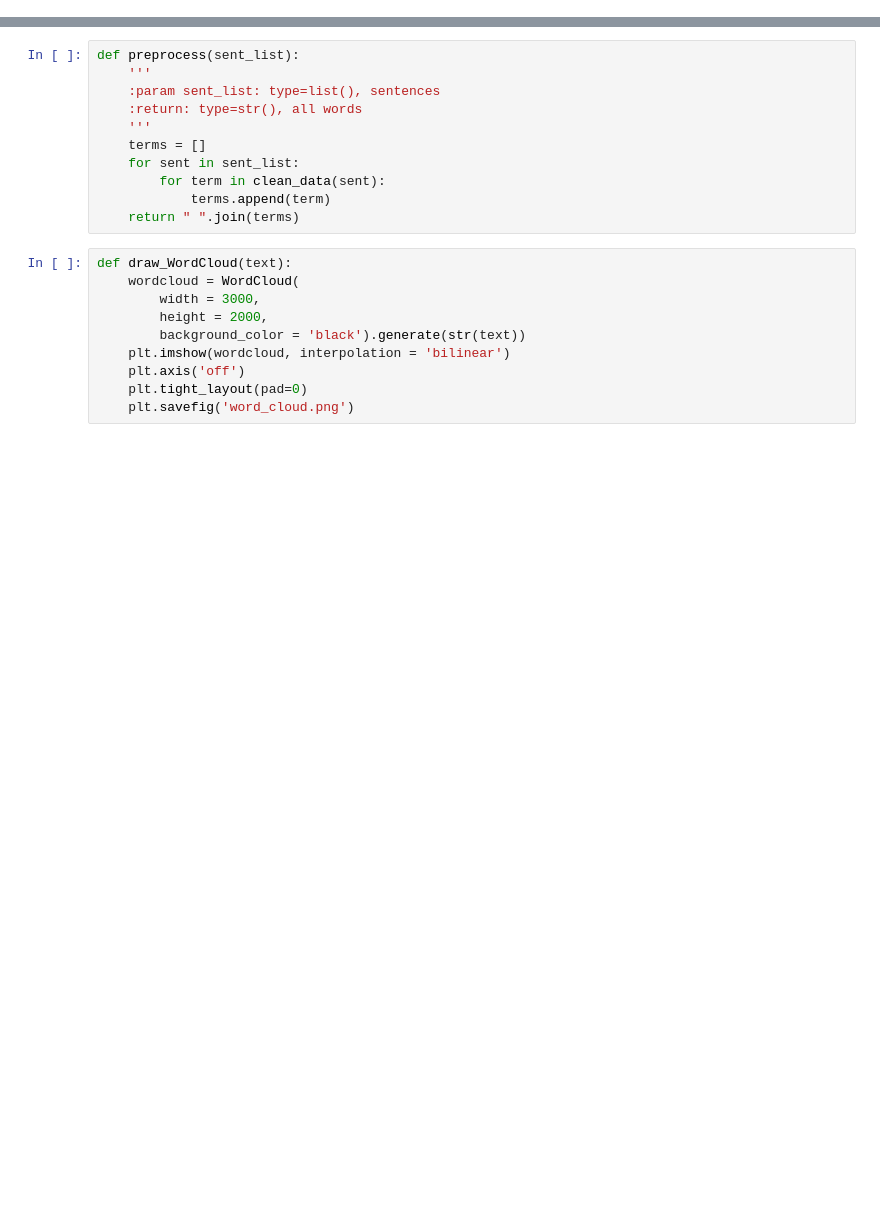
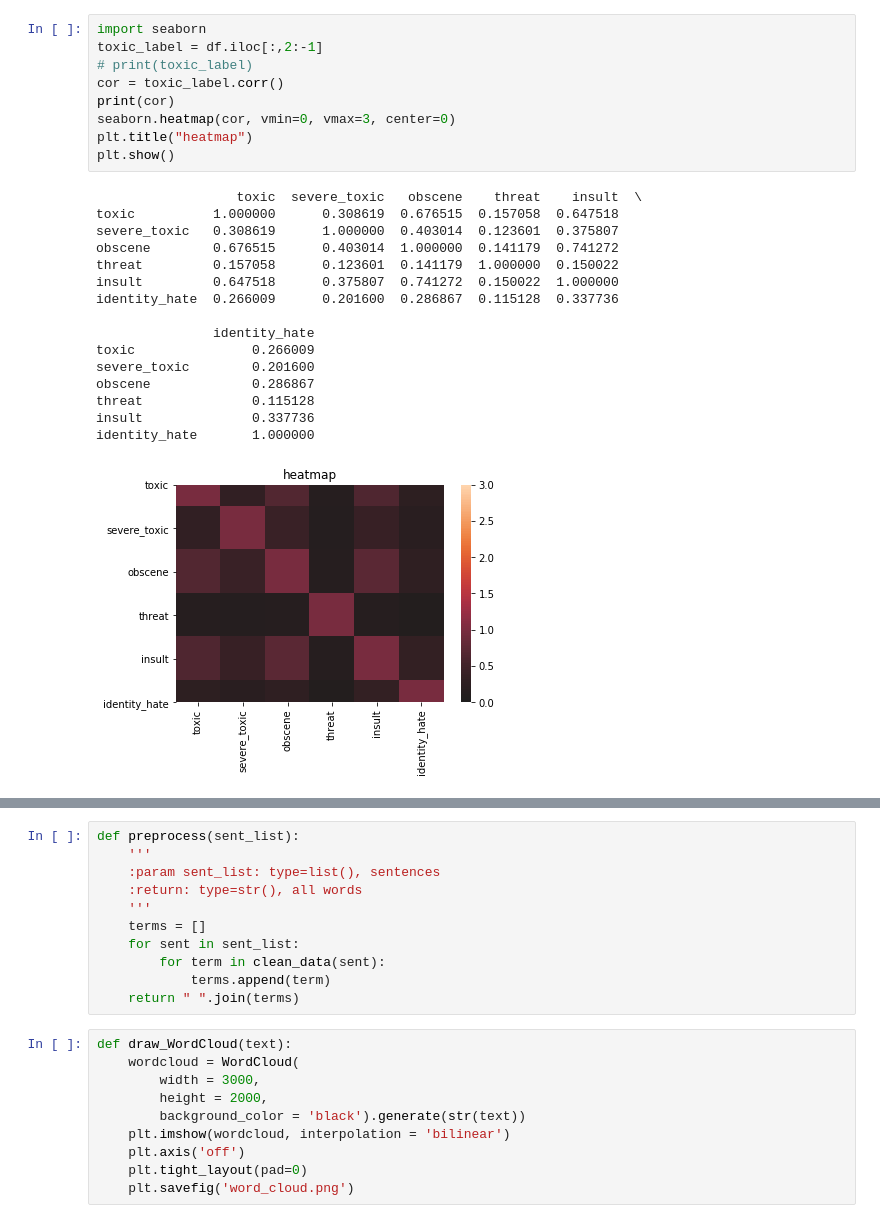
Before and after one commit to SiciliaLeco/IT3011-Toxic-comments, a Jupyter notebook: analyze.ipynb, the cells around one changed output, grey strips where cells are left out. Cells and saved outputs as stored; diff of their text form; blank space fills up the shorter version.

```diff
--- a/analyze.ipynb
+++ b/analyze.ipynb
@@ -47,0 +58,26 @@ def get_comment_text(path):
+# %%
+import seaborn
+toxic_label = df.iloc[:,2:-1]
+# print(toxic_label)
+cor = toxic_label.corr()
+print(cor)
+seaborn.heatmap(cor, vmin=0, vmax=3, center=0)
+plt.title("heatmap")
+plt.show()
+# %% [output]
+                  toxic  severe_toxic   obscene    threat    insult  \
+toxic          1.000000      0.308619  0.676515  0.157058  0.647518
+severe_toxic   0.308619      1.000000  0.403014  0.123601  0.375807
+obscene        0.676515      0.403014  1.000000  0.141179  0.741272
+threat         0.157058      0.123601  0.141179  1.000000  0.150022
+insult         0.647518      0.375807  0.741272  0.150022  1.000000
+identity_hate  0.266009      0.201600  0.286867  0.115128  0.337736
+
+               identity_hate
+toxic               0.266009
+severe_toxic        0.201600
+obscene             0.286867
+threat              0.115128
+insult              0.337736
+identity_hate       1.000000
+[figure, added]
```
Also changed, not shown: parts of 12 cells of this notebook, 3 other files.
